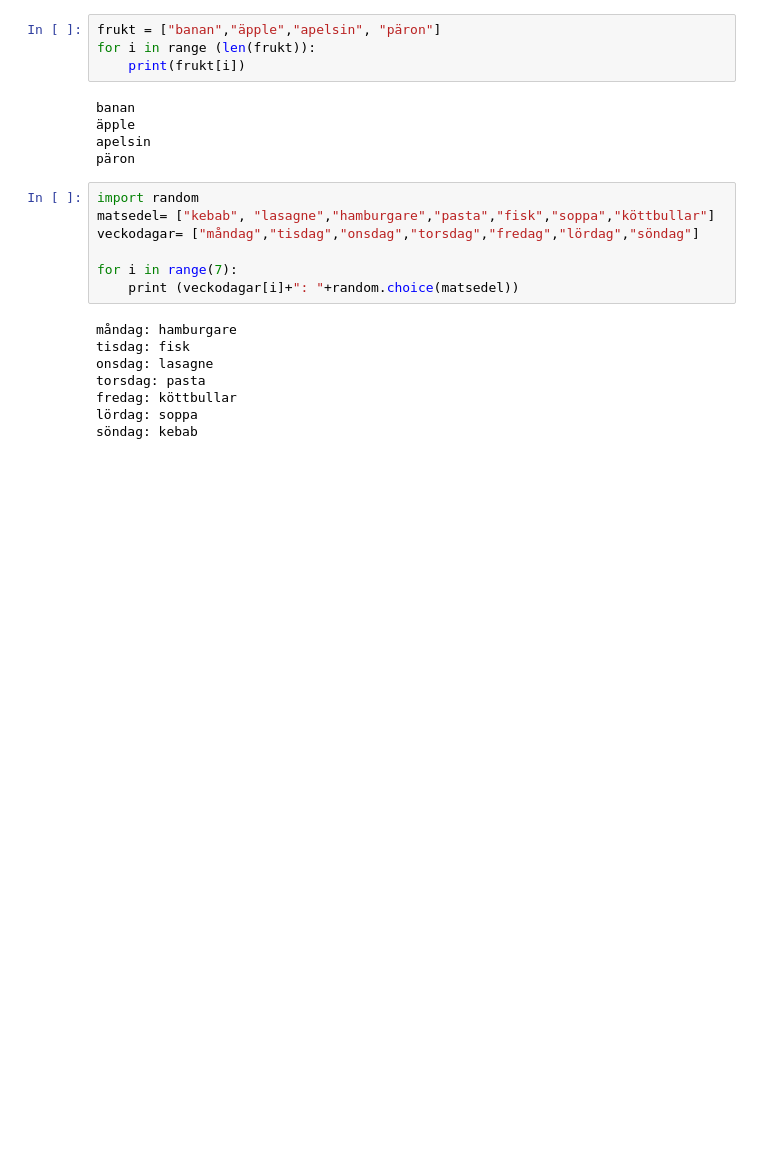
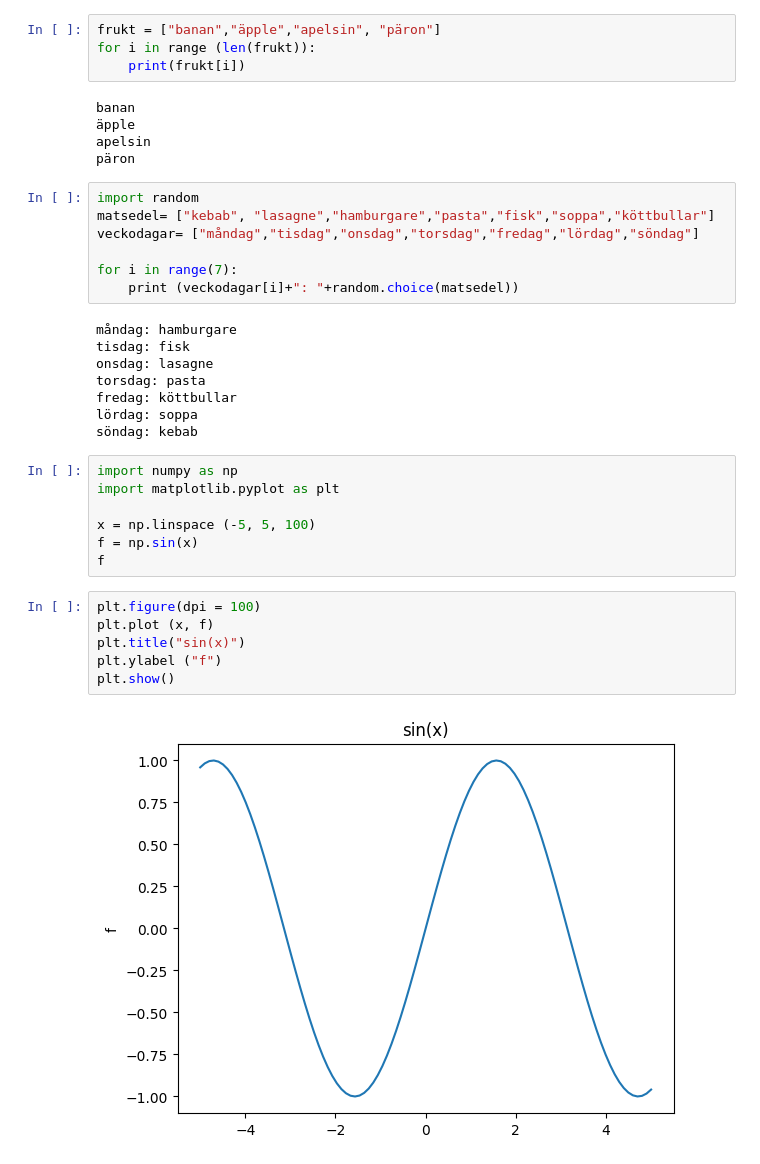
Before and after one commit to Darwinbahmani/python-programming-Darwin-Bahmani, a Jupyter notebook: Code-Along/Random/Basics.ipynb, the cells around one changed output. Cells and saved outputs as stored; diff of their text form; blank space fills up the shorter version.

```diff
--- a/Code-Along/Random/Basics.ipynb
+++ b/Code-Along/Random/Basics.ipynb
@@ -147,3 +147,18 @@ torsdag: pasta
 fredag: köttbullar
 lördag: soppa
 söndag: kebab
+# %%
+import numpy as np
+import matplotlib.pyplot as plt
+
+x = np.linspace (-5, 5, 100)
+f = np.sin(x)
+f
+# %%
+plt.figure(dpi = 100)
+plt.plot (x, f)
+plt.title("sin(x)")
+plt.ylabel ("f")
+plt.show()
+# %% [output]
+[figure, added]
```
Also changed, not shown: parts of 2 cells of this notebook, 7 other files.
